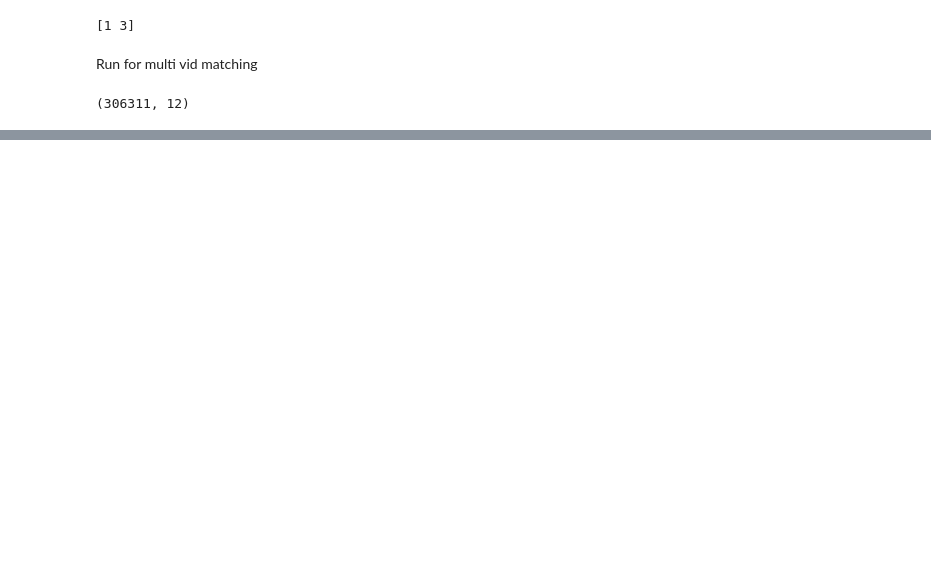
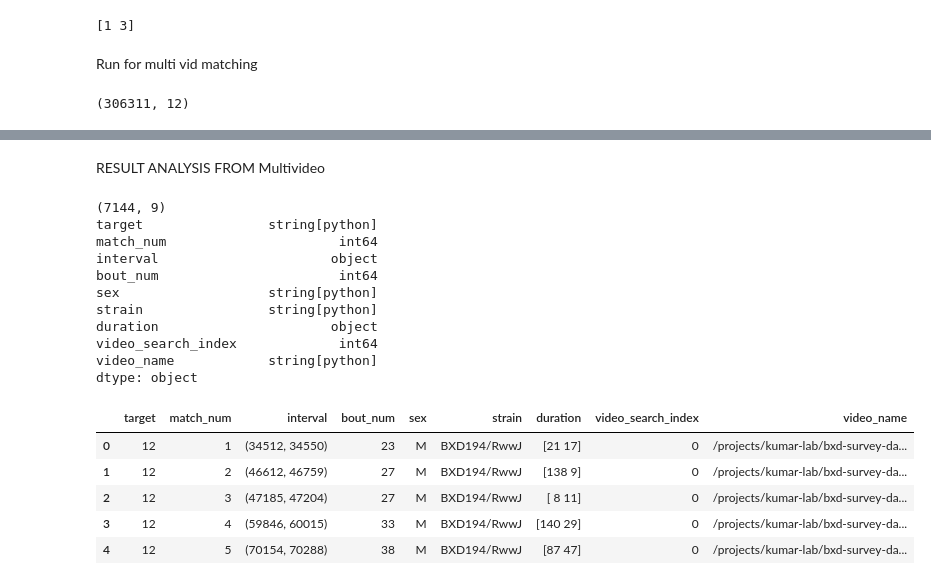
Before and after one commit to brigbrog/Syntactic-Grooming, a Jupyter notebook: bout_machine.ipynb, the cells around one changed output, grey strips where cells are left out. Saved outputs shown, nothing was run; the diff lists cells and outputs as text; code cells hidden in the pictures; blank space fills up the shorter version.

```diff
--- a/bout_machine.ipynb
+++ b/bout_machine.ipynb
@@ -316,3 +318,5 @@ test_mv_match_log.head(25)
 | 22 | 12 | 1 | (20199, 20227) | 8 | M | BXD214/RwwJ | [14, 14] | 3 | /projects/kumar-lab/bxd-survey-da... |
 | 23 | 12 | 2 | (22006, 22059) | 9 | M | BXD214/RwwJ | [45, 8] | 3 | /projects/kumar-lab/bxd-survey-da... |
 | 24 | 12 | 3 | (50559, 50580) | 22 | M | BXD214/RwwJ | [13, 8] | 3 | /projects/kumar-lab/bxd-survey-da... |
+# %% [markdown]
+RESULT ANALYSIS FROM Multivideo
@@ -318,0 +327,38 @@ test_mv_match_log.head(25)
+# %%
+bxd25 = pd.read_csv(searchLogCurtain.fpaths['BXD25'])
+
+bxd25 = pd.read_csv(
+    searchLogCurtain.fpaths['BXD25'], dtype={
+        "target": "string",
+        "match_num": "int",
+        #"interval": "tuple",
+        "bout_num": "int",
+        "sex": "string",
+        "strain": "string",
+        #"duration": "list",
+        "video_search_index": "int",
+        "video_name": "string"
+    }
+)
+#bxd25['target'] = bxd25['target'].astype(str)
+print(bxd25.shape)
+print(bxd25.dtypes)
+bxd25.head()
+# %% [output]
+(7144, 9)
+target                string[python]
+match_num                      int64
+interval                      object
+bout_num                       int64
+sex                   string[python]
+strain                string[python]
+duration                      object
+video_search_index             int64
+video_name            string[python]
+dtype: object
+|  | target | match_num | interval | bout_num | sex | strain | duration | video_search_index | video_name |
+| 0 | 12 | 1 | (34512, 34550) | 23 | M | BXD194/RwwJ | [21 17] | 0 | /projects/kumar-lab/bxd-survey-da... |
+| 1 | 12 | 2 | (46612, 46759) | 27 | M | BXD194/RwwJ | [138 9] | 0 | /projects/kumar-lab/bxd-survey-da... |
+| 2 | 12 | 3 | (47185, 47204) | 27 | M | BXD194/RwwJ | [ 8 11] | 0 | /projects/kumar-lab/bxd-survey-da... |
+| 3 | 12 | 4 | (59846, 60015) | 33 | M | BXD194/RwwJ | [140 29] | 0 | /projects/kumar-lab/bxd-survey-da... |
+| 4 | 12 | 5 | (70154, 70288) | 38 | M | BXD194/RwwJ | [87 47] | 0 | /projects/kumar-lab/bxd-survey-da... |
```
Also changed, not shown: parts of 16 cells of this notebook, 1 other file.
